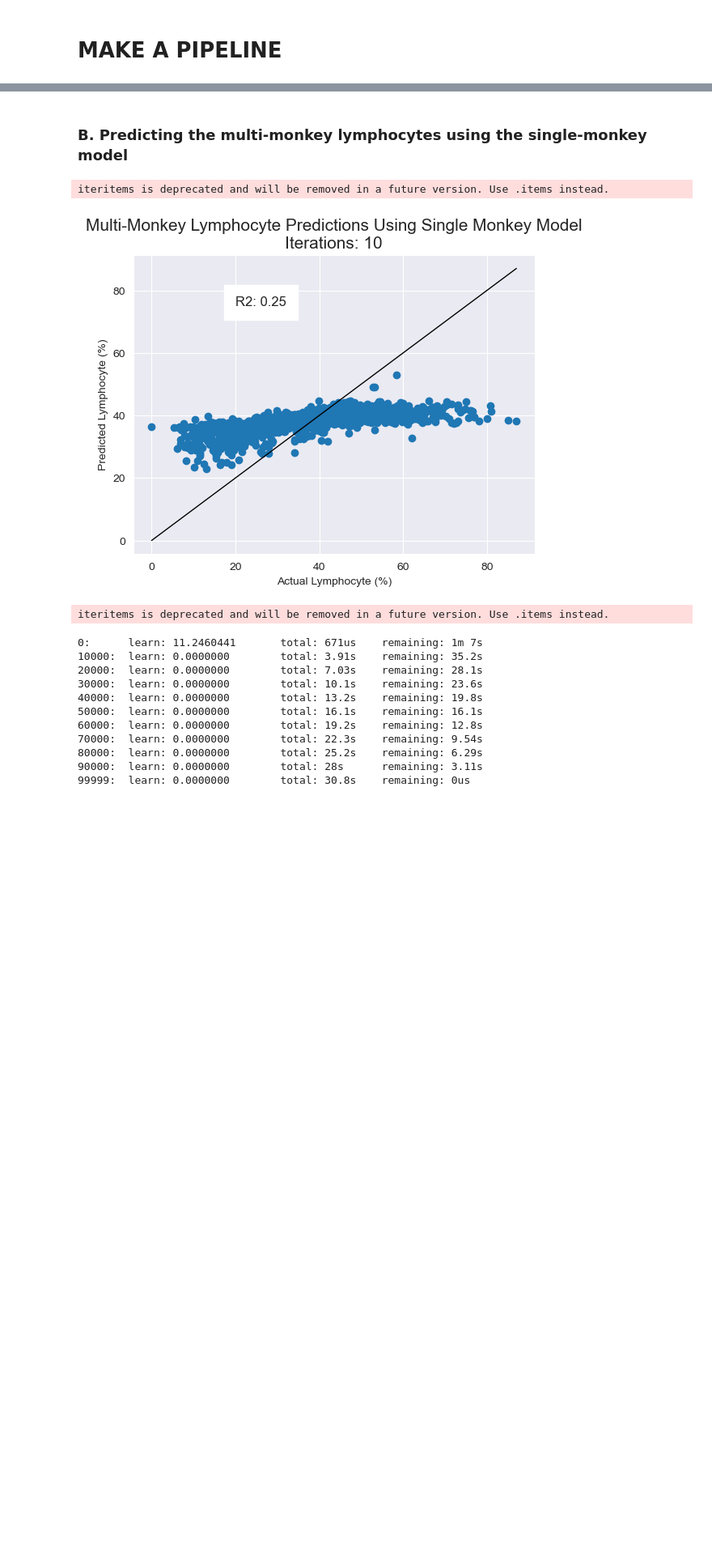
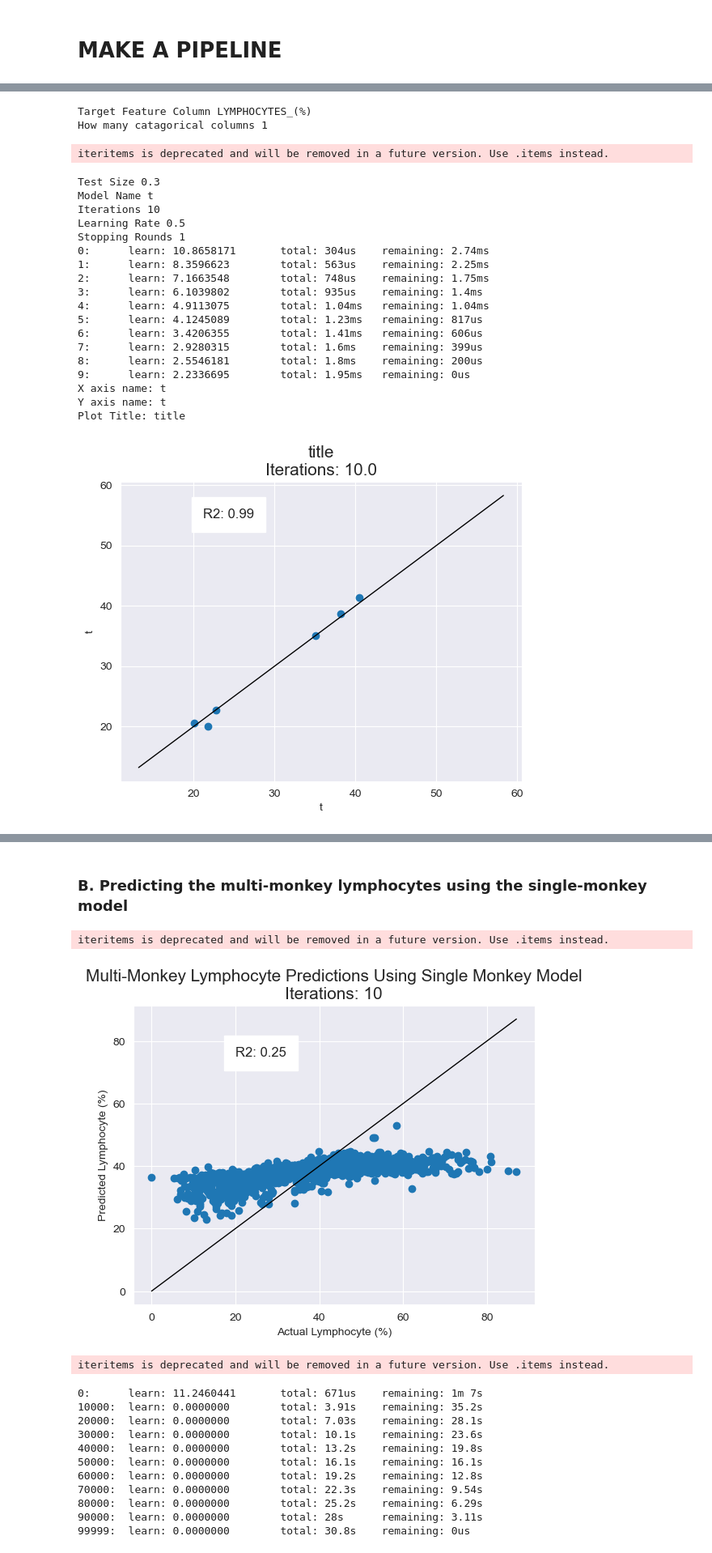
Before and after one commit to aidan-lew/monkey_health, a Jupyter notebook: B_monkeys_predictions_cleaned.ipynb, the cells around one changed output, grey strips where cells are left out. Shown at 81% size. Drawn from its saved outputs; the diff is of its cells as text; code cells hidden in the pictures; blank space fills up the shorter version.

```diff
--- a/B_monkeys_predictions_cleaned.ipynb
+++ b/B_monkeys_predictions_cleaned.ipynb
@@ -870,11 +873,3 @@ def data_setup (df, X, cat_features):
         label = y_validation,
         cat_features = cat_features
     )
-# %%
-sred_reg_X=sred_reg_train_df.drop(['ID','LYMPHOCYTES_(%)'],axis=1)
-
-# Declare catagorical features - first column
-cat_features= list(range(0,sred_reg_X[sred_reg_X.columns[:1]].shape[1]))
-
-#'LYMPHOCYTES_(%)'
-data_setup (sred_reg_df, sred_reg_X, cat_features)
@@ -906,20 +923,27 @@ Plot Title: t3
 # %% [markdown]
 # MAKE A PIPELINE
 # %%
-def regression_pipeline (df, X, cat_features):
+def regression_pipeline (df):
+
     ### Data Setup ###
-    ylabel = input('Target Feature Column')
-    y = df[ylabel]
-
-    test_size = float(input('Test Size'))
 
     (train_df, test_df)= df, df
 
-    #put the data into the pool
+    #data labeling
+    ylabel = input('Target Feature Column')
+    y = df[ylabel]
+    X = df.drop(['ID',ylabel],axis=1)
+
+    #declare catagorical features
+    cat_cols = int(input('How many catagorical columns'))
+    cat_features= list(range(0,X[X.columns[:cat_cols]].shape[1]))
+
+    #put data into pool
     pool = Pool(data=X, label=y, cat_features=cat_features)
 
     #train tesr split - 30% test
-    data= train_test_split(X, y, test_size=0.3, random_state=0)
+    test_size = float(input('Test Size'))
+    data= train_test_split(X, y, test_size=test_size, random_state=0)
 
     #The order of this matters#
     X_train, X_validation, y_train, y_validation= data
@@ -1022,0 +1017,26 @@ Plot Title: title
+# %%
+#'LYMPHOCYTES_(%)'
+regression_pipeline (sred_reg_df)
+# %% [output]
+Target Feature Column LYMPHOCYTES_(%)
+How many catagorical columns 1
+iteritems is deprecated and will be removed in a future version. Use .items instead.
+Test Size 0.3
+Model Name t
+Iterations 10
+Learning Rate 0.5
+Stopping Rounds 1
+0:      learn: 10.8658171       total: 304us    remaining: 2.74ms
+1:      learn: 8.3596623        total: 563us    remaining: 2.25ms
+2:      learn: 7.1663548        total: 748us    remaining: 1.75ms
+3:      learn: 6.1039802        total: 935us    remaining: 1.4ms
+4:      learn: 4.9113075        total: 1.04ms   remaining: 1.04ms
+5:      learn: 4.1245089        total: 1.23ms   remaining: 817us
+6:      learn: 3.4206355        total: 1.41ms   remaining: 606us
+7:      learn: 2.9280315        total: 1.6ms    remaining: 399us
+8:      learn: 2.5546181        total: 1.8ms    remaining: 200us
+9:      learn: 2.2336695        total: 1.95ms   remaining: 0us
+X axis name: t
+Y axis name: t
+Plot Title: title
+[figure, added]
```
Also changed, not shown: parts of 7 cells of this notebook.
